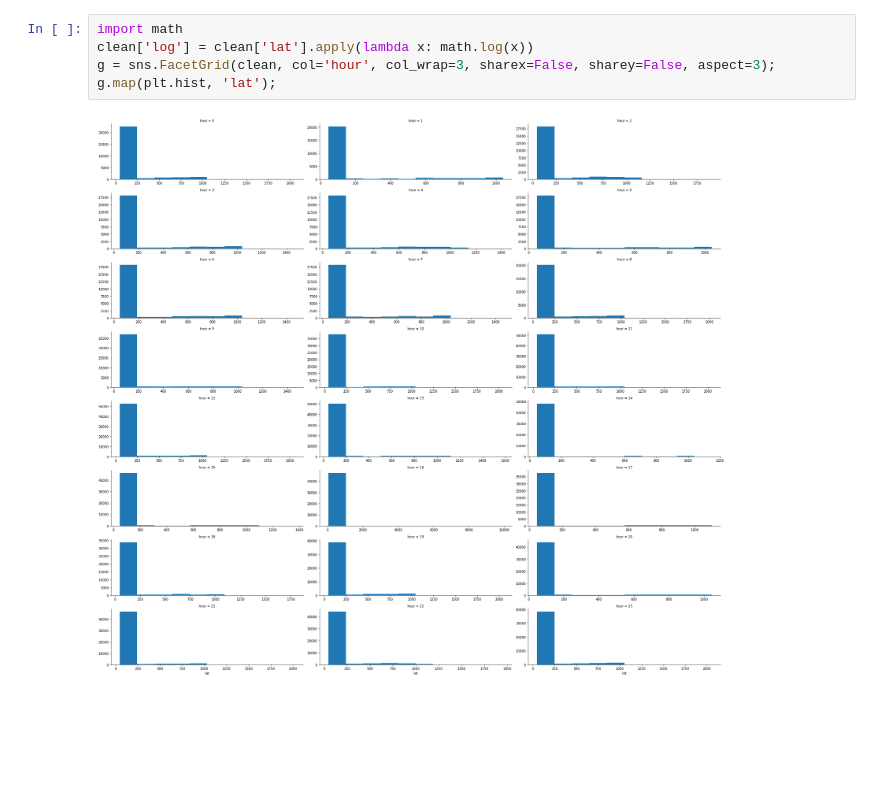
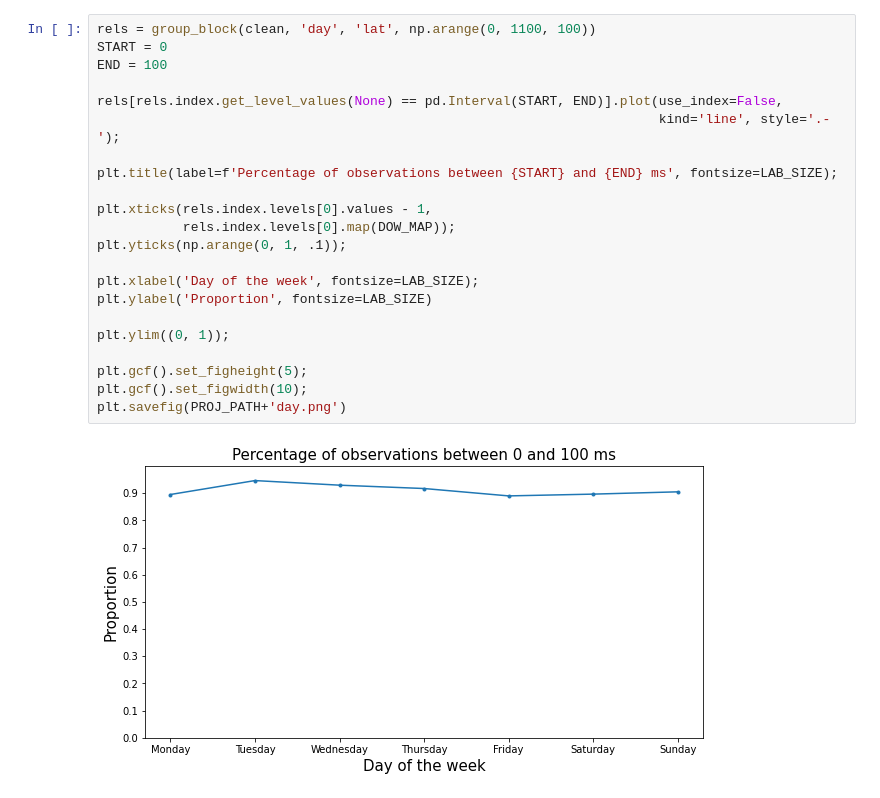
Before and after one commit to ayoskovich/int-traffic, a Jupyter notebook: analyze_ping.ipynb, the cells around one changed output. Cells and saved outputs as stored; diff of their text form; blank space fills up the shorter version.

```diff
--- a/analyze_ping.ipynb
+++ b/analyze_ping.ipynb
@@ -57,7 +76,24 @@ plt.gcf().set_figwidth(10);
-# %%
-import math
-clean['log'] = clean['lat'].apply(lambda x: math.log(x))
-g = sns.FacetGrid(clean, col='hour', col_wrap=3, sharex=False, sharey=False, aspect=3);
-g.map(plt.hist, 'lat');
-# %% [output]
-[figure, removed]
+# %%
+rels = group_block(clean, 'day', 'lat', np.arange(0, 1100, 100))
+START = 0
+END = 100
+
+rels[rels.index.get_level_values(None) == pd.Interval(START, END)].plot(use_index=False,
+                                                                        kind='line', style='.-');
+
+plt.title(label=f'Percentage of observations between {START} and {END} ms', fontsize=LAB_SIZE);
+
+plt.xticks(rels.index.levels[0].values - 1,
+           rels.index.levels[0].map(DOW_MAP));
+plt.yticks(np.arange(0, 1, .1));
+
+plt.xlabel('Day of the week', fontsize=LAB_SIZE);
+plt.ylabel('Proportion', fontsize=LAB_SIZE)
+
+plt.ylim((0, 1));
+
+plt.gcf().set_figheight(5);
+plt.gcf().set_figwidth(10);
+plt.savefig(PROJ_PATH+'day.png')
+# %% [output]
+[figure, added]
```
Also changed, not shown: parts of 6 cells of this notebook, 4 other files.
